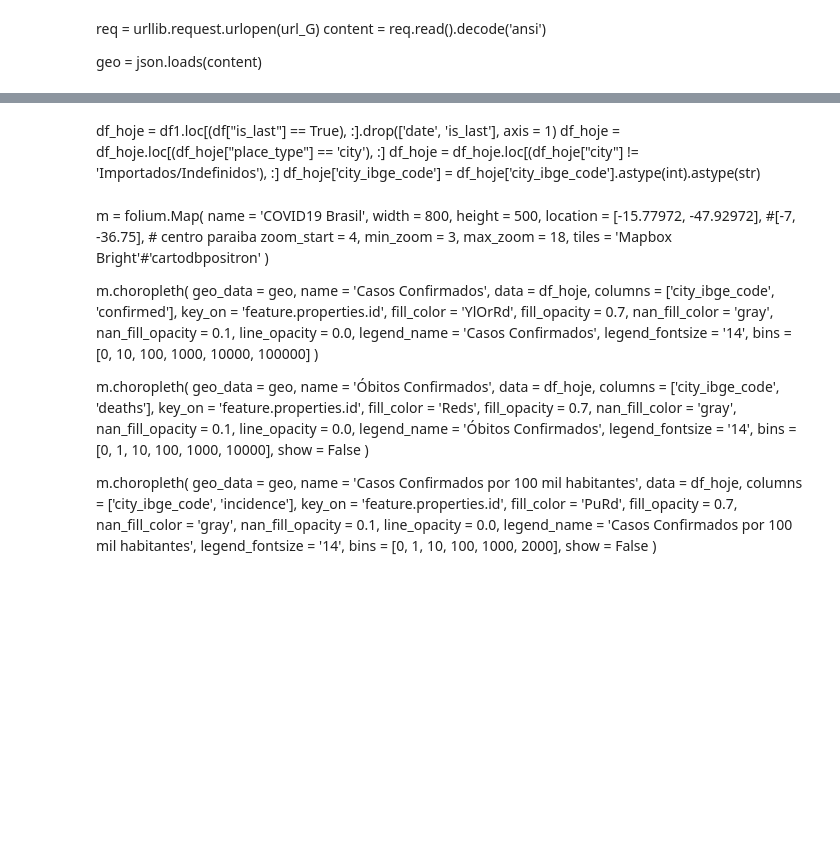
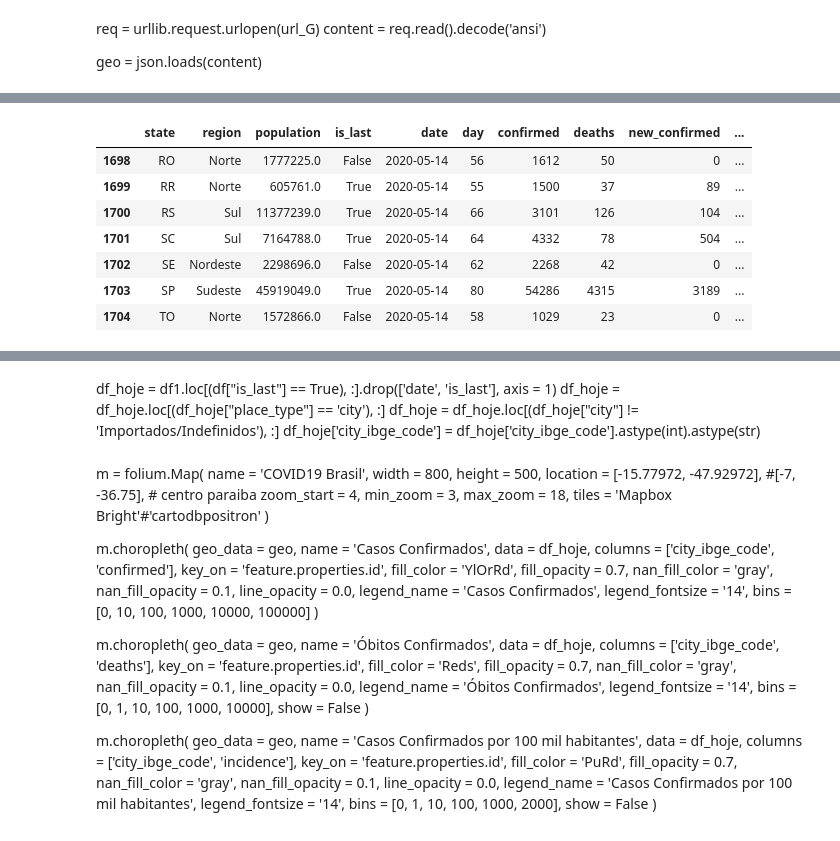
Before and after one commit to Yannngn/Dados-Covid19-Brasil-io, a Jupyter notebook: COVID19-14-05.ipynb, the cells around one changed output, grey strips where cells are left out. Saved outputs shown, nothing was run; the diff lists cells and outputs as text; code cells hidden in the pictures; blank space fills up the shorter version.

```diff
--- a/COVID19-14-05.ipynb
+++ b/COVID19-14-05.ipynb
@@ -89,3 +147,14 @@ df_Brasil = df_Brasil.groupby('date').sum()
+# %%
+df_estados.tail(7)
+# %% [output]
+|  | state | region | population | is_last | date | day | confirmed | deaths | new_confirmed | ... |
+| 1698 | RO | Norte | 1777225.0 | False | 2020-05-14 | 56 | 1612 | 50 | 0 | ... |
+| 1699 | RR | Norte | 605761.0 | True | 2020-05-14 | 55 | 1500 | 37 | 89 | ... |
+| 1700 | RS | Sul | 11377239.0 | True | 2020-05-14 | 66 | 3101 | 126 | 104 | ... |
+| 1701 | SC | Sul | 7164788.0 | True | 2020-05-14 | 64 | 4332 | 78 | 504 | ... |
+| 1702 | SE | Nordeste | 2298696.0 | False | 2020-05-14 | 62 | 2268 | 42 | 0 | ... |
+| 1703 | SP | Sudeste | 45919049.0 | True | 2020-05-14 | 80 | 54286 | 4315 | 3189 | ... |
+| 1704 | TO | Norte | 1572866.0 | False | 2020-05-14 | 58 | 1029 | 23 | 0 | ... |
 # %%
 df_cidades = df1.loc[df['place_type'].eq('city'), :].drop(['place_type'], axis = 1)
 df_cidades = df_cidades.loc[(df_cidades["city"] != 'Importados/Indefinidos'), :]
```
Also changed, not shown: parts of 7 cells of this notebook, 32 other files.
